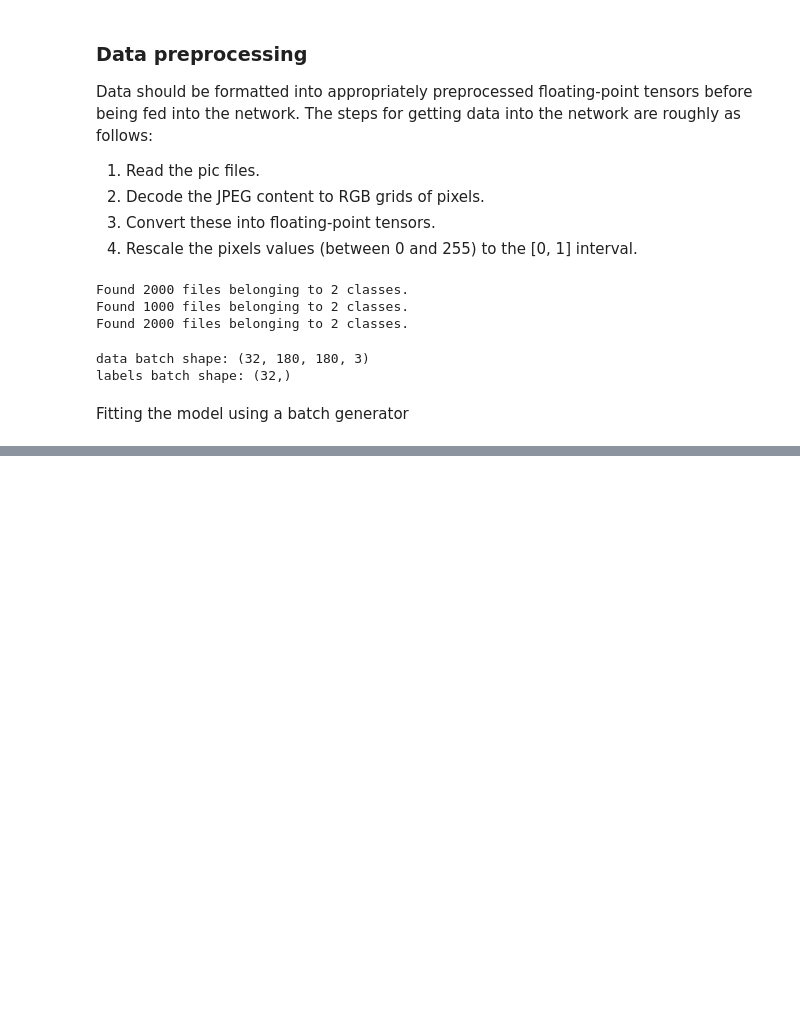
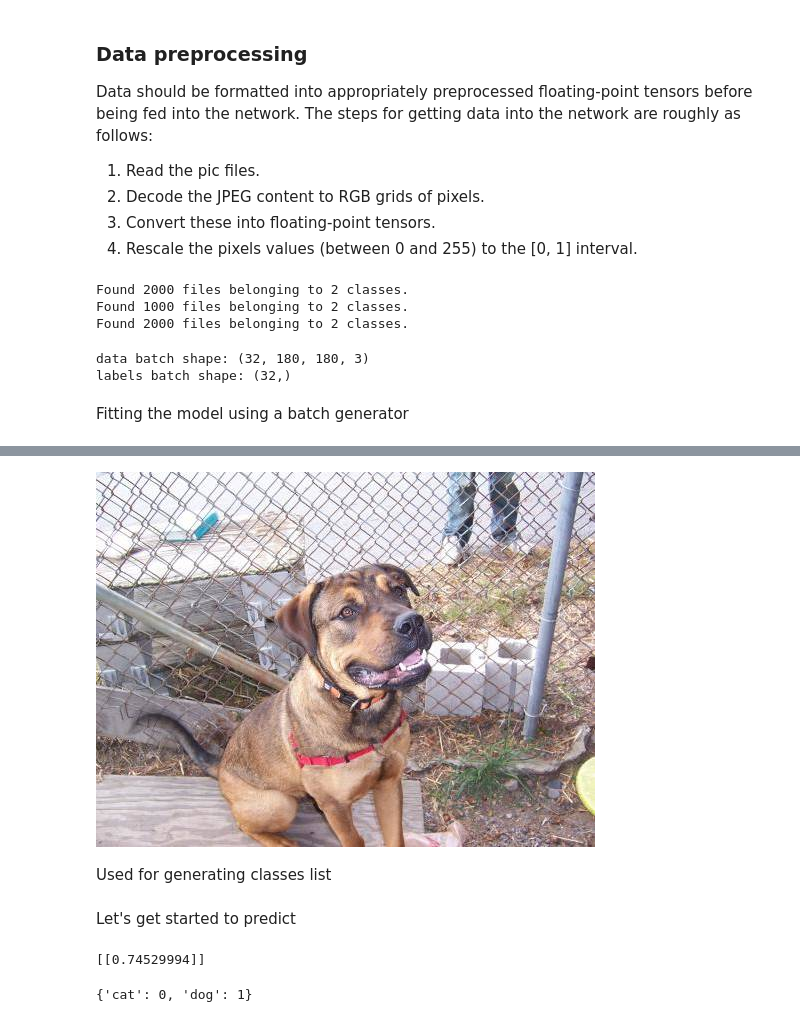
Before and after one commit to yifu-zhang/deep-learning-python_Francois_Chollet, a Jupyter notebook: codes/chapter5/Dogs-vs-cats.ipynb, the cells around one changed output, grey strips where cells are left out. Cells and saved outputs as stored; diff of their text form; code cells hidden in the pictures; blank space fills up the shorter version.

```diff
--- a/codes/chapter5/Dogs-vs-cats.ipynb
+++ b/codes/chapter5/Dogs-vs-cats.ipynb
@@ -124,0 +176,9 @@ tf.__version__
+# %%
+from IPython.display import Image
+
+test_img_path = './data/cats_vs_dogs_small/test'
+Image(filename = os.path.join(test_img_path, "dog/dog.2499.jpg"))
+# %% [output]
+[figure, added]
+# %% [markdown]
+Used for generating classes list
@@ -124,0 +192,28 @@ tf.__version__
+# %% [markdown]
+Let's get started to predict
+# %%
+from keras.models import load_model
+from keras.preprocessing import image
+from keras.preprocessing.image import ImageDataGenerator
+import numpy as np
+
+# load the model we saved
+model = load_model('cats_vs_dogs_small_1.h5')
+model.compile(loss='binary_crossentropy',
+              optimizer='rmsprop',
+              metrics=['accuracy'])
+
+# predicting images
+img = image.load_img(os.path.join(test_img_path, "dog/dog.2499.jpg"), target_size=(180, 180))
+x = image.img_to_array(img)
+x = np.expand_dims(x, axis=0)
+
+images = np.array(x)
+prediction = model.predict(images, batch_size=32)
+print(prediction)
+
+label_map = generator.class_indices
+label_map
+# %% [output]
+[[0.74529994]]
+{'cat': 0, 'dog': 1}
```
Also changed, not shown: parts of 25 cells of this notebook.
